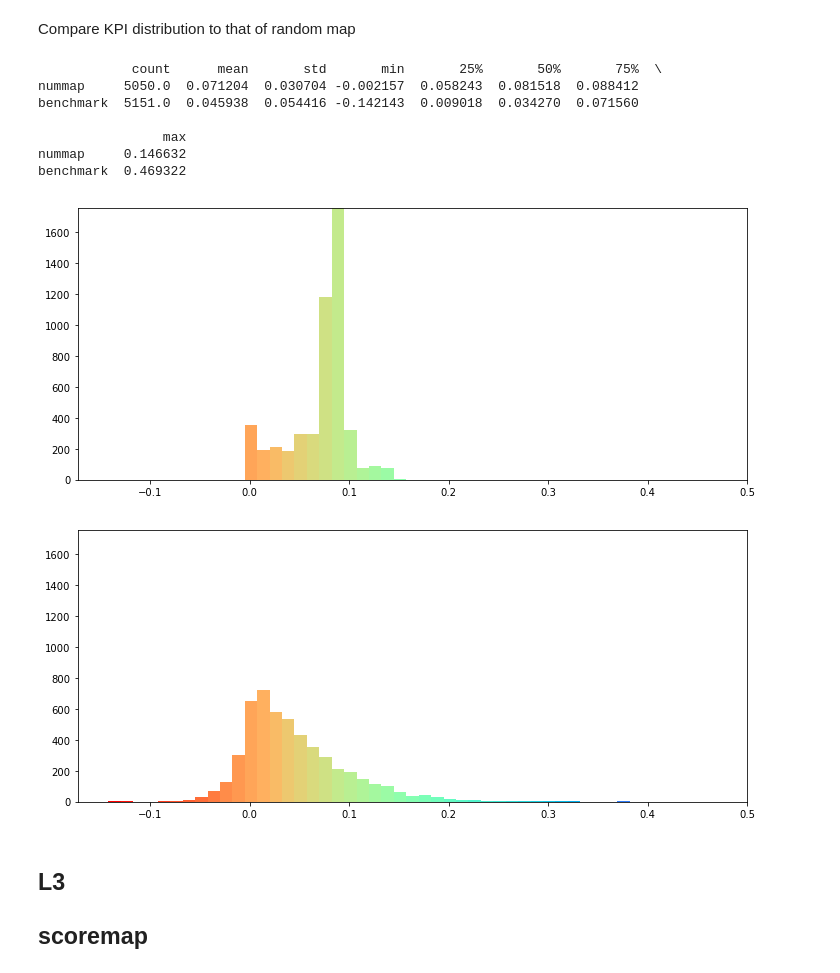
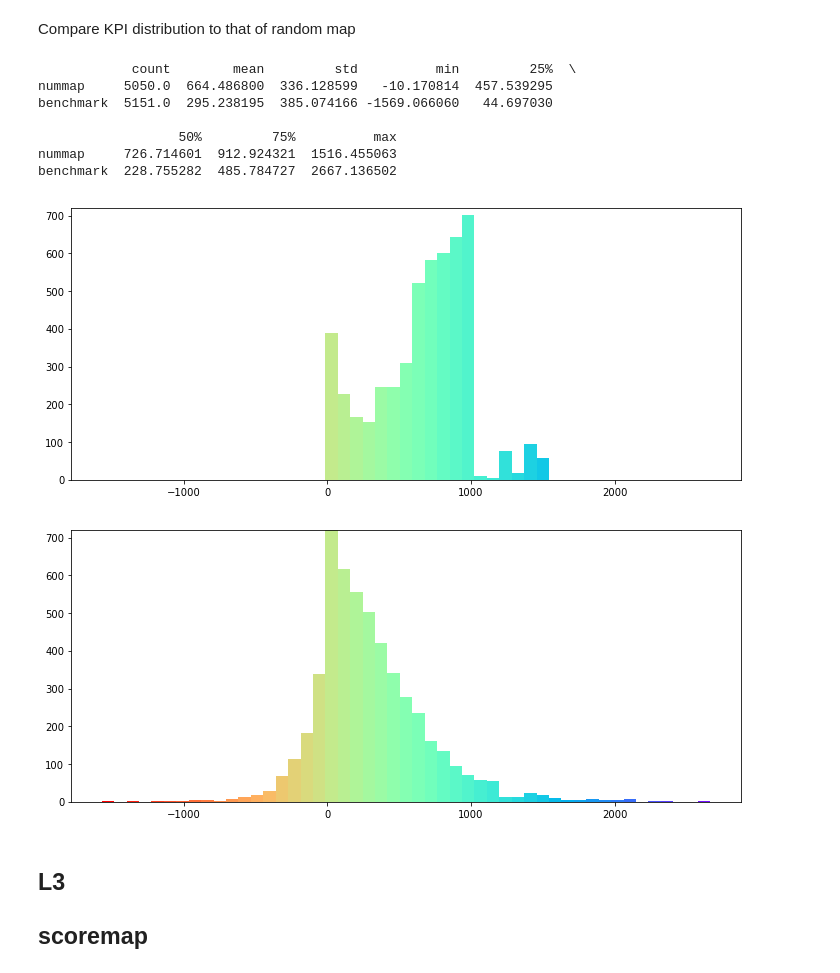
Before and after one commit to polakowo/vectorbt, a Jupyter notebook: example.ipynb, the cells around one changed output. Cells and saved outputs as stored; diff of their text form; code cells hidden in the pictures.

```diff
--- a/example.ipynb
+++ b/example.ipynb
@@ -264,8 +278,10 @@ def ma_eqdfunc(fast_ma, slow_ma):
     entries = vbt.vector.first(vbt.signals.DMAC_evector(fast_ma_sr, slow_ma_sr))
     exits = vbt.vector.first(vbt.signals.DMAC_xvector(fast_ma_sr, slow_ma_sr))
     pos_sr = vbt.positions.from_vectors(rate_sr, entries, exits)
+    if len(pos_sr.index) == 0:
+        return pd.Series([])
     posret_sr = vbt.returns.from_positions(rate_sr, pos_sr, fees)
-    eqd_sr = vbt.equity.diffs(posret_sr)
+    eqd_sr = vbt.equity.base_diffs(rate_sr, posret_sr)
     return eqd_sr
 
 # Params
@@ -286,8 +302,10 @@ def random_eqdfunc(n):
     entries = vbt.signals.random_vector(rate_sr, n)
     exits = vbt.signals.random_vector(rate_sr, n, excl_vector=entries)
     pos_sr = vbt.positions.from_vectors(rate_sr, entries, exits)
+    if len(pos_sr.index) == 0:
+        return pd.Series([])
     posret_sr = vbt.returns.from_positions(rate_sr, pos_sr, fees)
-    eqd_sr = vbt.equity.diffs(posret_sr)
+    eqd_sr = vbt.equity.base_diffs(rate_sr, posret_sr)
     return eqd_sr
 
 # Params
@@ -312,7 +330,7 @@ done. 16.10s
 # %% [markdown]
 Apply KPI on each equity diffs series
 # %%
-ma_exp_sr = grids.nummap.from_seriesmap(ma_eqdmap, vbt.performance.expectancy)
+ma_exp_nummap = grids.nummap.from_seriesmap(ma_eqdmap, vbt.performance.expectancy)
 # %% [output]
 cores: 4
 processes: 3
@@ -334,5 +352,5 @@ max (761, 961): 1.07994344653
 # %%
-random_exp_sr = grids.nummap.from_seriesmap(random_eqdmap, vbt.performance.expectancy)
+random_exp_nummap = grids.nummap.from_seriesmap(random_eqdmap, vbt.performance.expectancy)
 # %% [output]
 cores: 4
 processes: 3
@@ -359,17 +377,17 @@ Compare KPI distribution to that of random map
 # %%
 cmap = plt.cm.rainbow_r
 norm = plt.Normalize()
-grids.nummap.compare_hists(ma_exp_sr, random_exp_sr, 50, cmap, norm)
+grids.nummap.compare_hists(ma_exp_nummap, random_exp_nummap, 50, cmap, norm)
 # %% [output]
-            count      mean       std       min       25%       50%       75%  \
-nummap     5050.0  0.071204  0.030704 -0.002157  0.058243  0.081518  0.088412
-benchmark  5151.0  0.045938  0.054416 -0.142143  0.009018  0.034270  0.071560
+            count        mean         std          min         25%  \
+nummap     5050.0  664.486800  336.128599   -10.170814  457.539295
+benchmark  5151.0  295.238195  385.074166 -1569.066060   44.697030
 
-                max
-nummap     0.146632
-benchmark  0.469322
+                  50%         75%          max
+nummap     726.714601  912.924321  1516.455063
+benchmark  228.755282  485.784727  2667.136502
-[figure, old version]
+[figure, new version]
-[figure, old version]
+[figure, new version]
 # %% [markdown]
 ## L3
 ## scoremap
```
Also changed, not shown: parts of 24 cells of this notebook, 4 other files.
